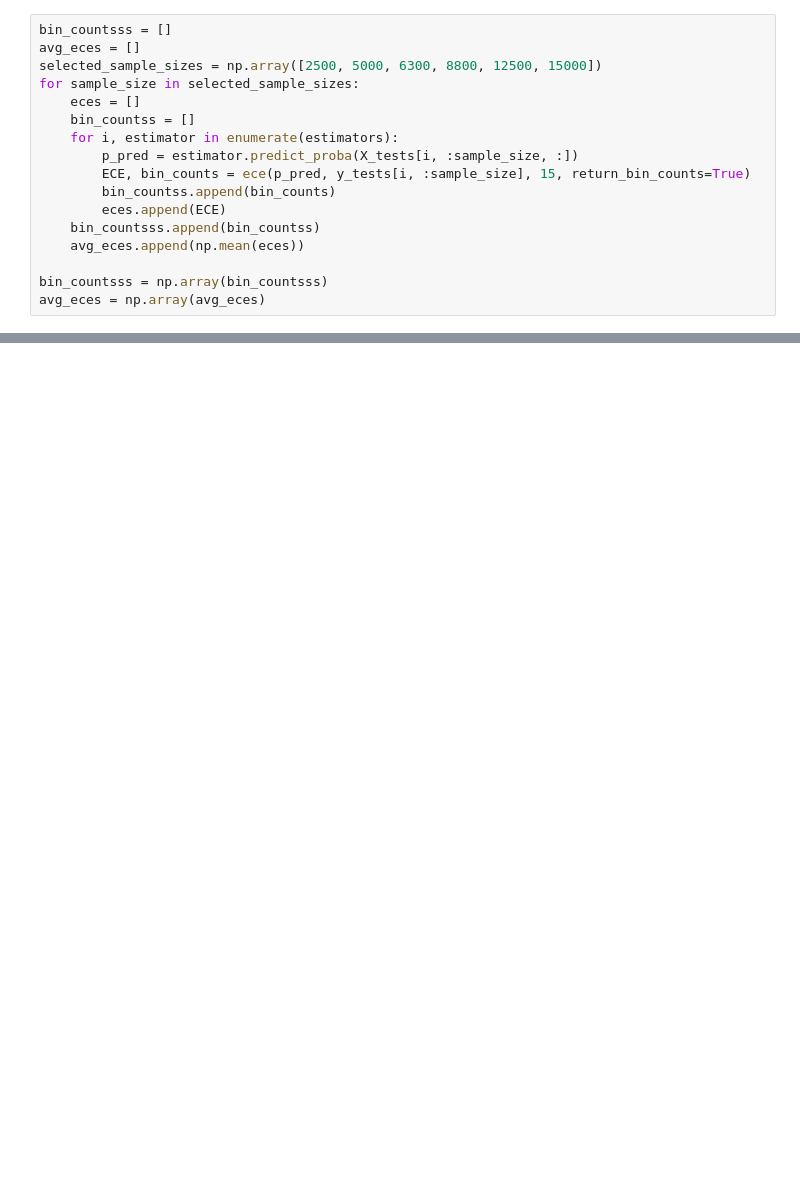
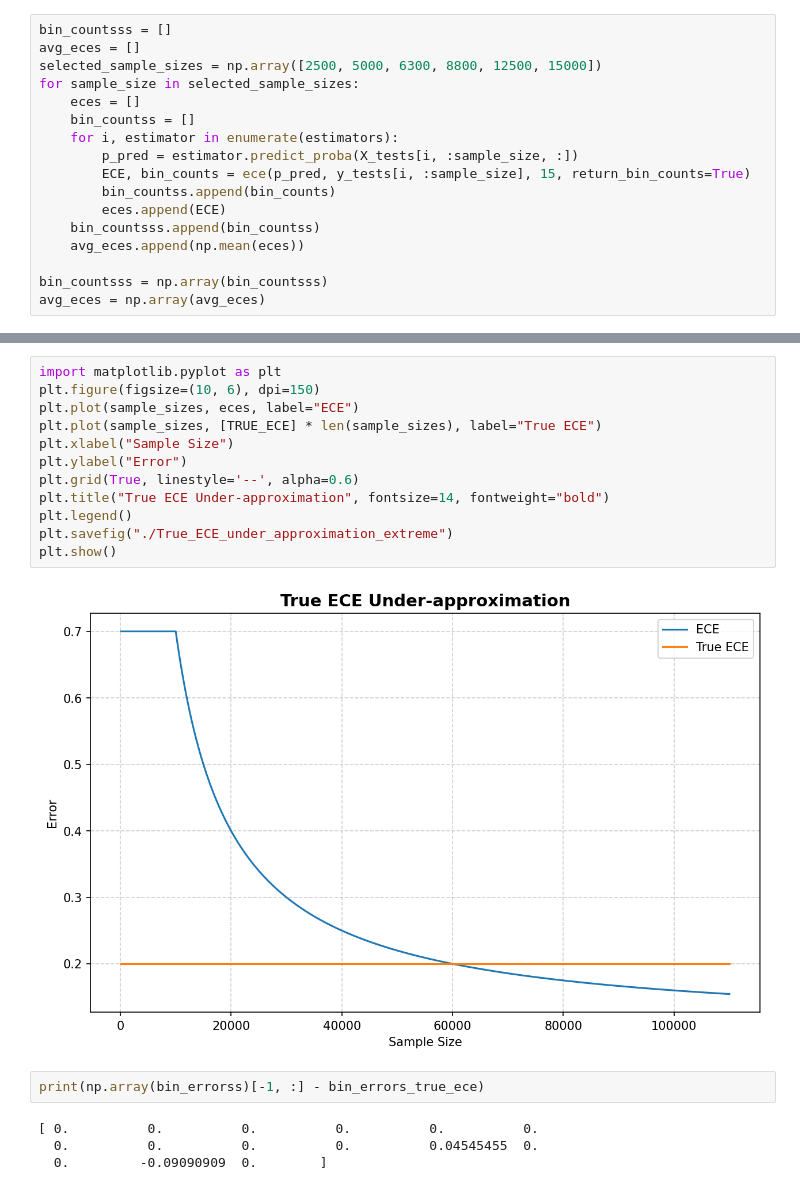
Before and after one commit to moritzsoelderer/Bachelor-Thesis-Should-you-use-the-ECE, a Jupyter notebook: src/experiments/misc_scripts/ece_falls_below_true_ece.ipynb, the cells around one changed output, grey strips where cells are left out. Drawn from its saved outputs; the diff is of its cells as text; blank space fills up the shorter version.

```diff
--- a/src/experiments/misc_scripts/ece_falls_below_true_ece.ipynb
+++ b/src/experiments/misc_scripts/ece_falls_below_true_ece.ipynb
@@ -155,0 +187,20 @@ plt.show()
+# %%
+import matplotlib.pyplot as plt
+plt.figure(figsize=(10, 6), dpi=150)
+plt.plot(sample_sizes, eces, label="ECE")
+plt.plot(sample_sizes, [TRUE_ECE] * len(sample_sizes), label="True ECE")
+plt.xlabel("Sample Size")
+plt.ylabel("Error")
+plt.grid(True, linestyle='--', alpha=0.6)
+plt.title("True ECE Under-approximation", fontsize=14, fontweight="bold")
+plt.legend()
+plt.savefig("./True_ECE_under_approximation_extreme")
+plt.show()
+# %% [output]
+[figure, added]
+# %%
+print(np.array(bin_errorss)[-1, :] - bin_errors_true_ece)
+# %% [output]
+[ 0.          0.          0.          0.          0.          0.
+  0.          0.          0.          0.          0.04545455  0.
+  0.         -0.09090909  0.        ]
```
Also changed, not shown: parts of 10 cells of this notebook, 2 other files.
